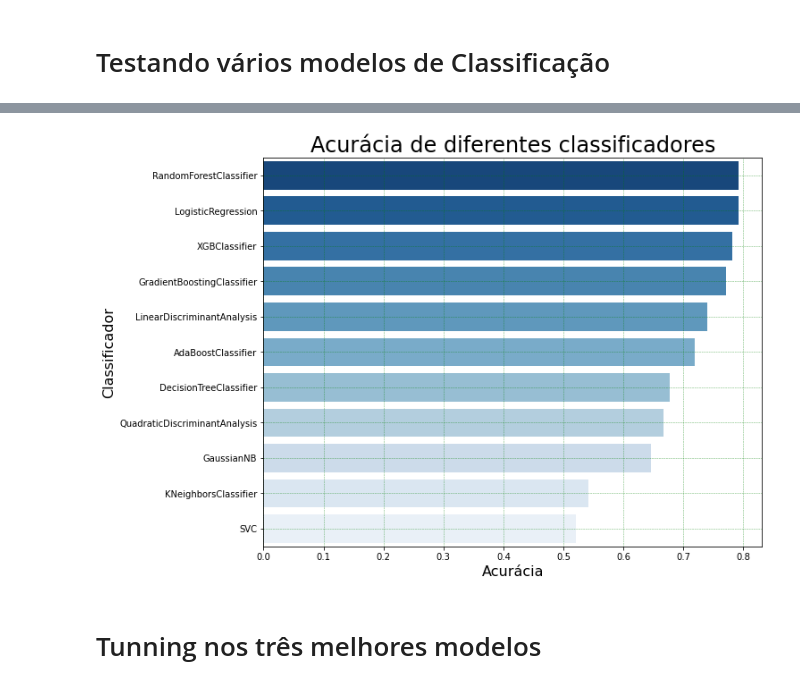
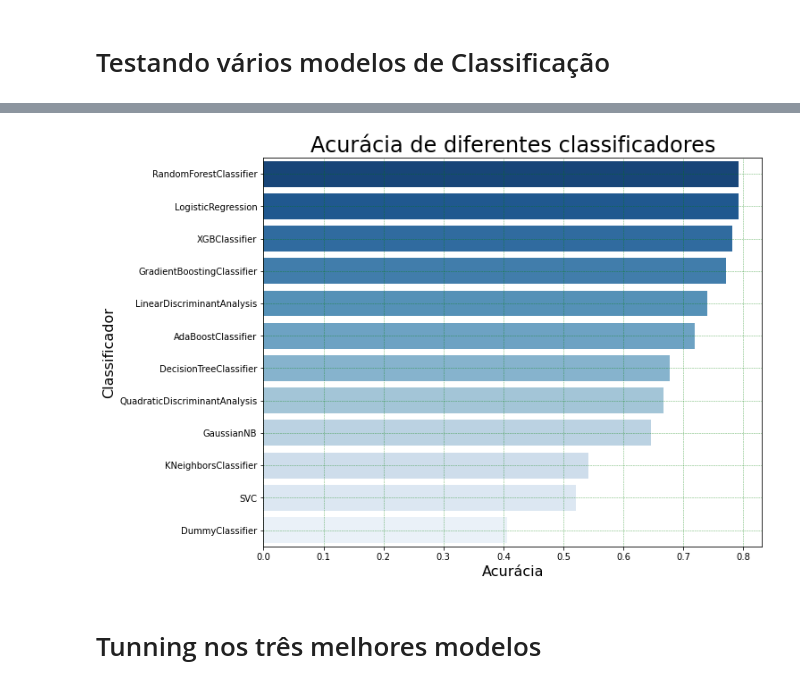
Before and after one commit to antoniodragoc/projeto_final_bootcamp_alura, a Jupyter notebook: projeto_final_v0.ipynb, the cells around one changed output, grey strips where cells are left out. Saved outputs shown, nothing was run; the diff lists cells and outputs as text; code cells hidden in the pictures.

```diff
--- a/projeto_final_v0.ipynb
+++ b/projeto_final_v0.ipynb
@@ -105,5 +103,8 @@ def prepare_window(rows):
 # Importação dos Dados
 # %%
 from zipfile import ZipFile
-zf = ZipFile(r'./dados/archive.zip')
-dados = pd.read_excel(zf.open('Kaggle_Sirio_Libanes_ICU_Prediction.xlsx'))
+#zf = ZipFile(r'./dados/archive.zip')
+#dados = pd.read_excel(zf.open('Kaggle_Sirio_Libanes_ICU_Prediction.xlsx'))
+
+url = 'https://github.com/dragoc1/projeto_final_bootcamp_alura/raw/master/dados/Kaggle_Sirio_Libanes_ICU_Prediction.xlsx'
+dados = pd.read_excel(url)
@@ -289,8 +284,9 @@ weighted avg       0.47      0.47      0.47        96
 # %% [markdown]
 # Testando vários modelos de Classificação
 # %%
-from sklearn.model_selection import StratifiedShuffleSplit
-from sklearn.metrics import accuracy_score, log_loss
+from sklearn.model_selection import GridSearchCV
+
+from sklearn.metrics import accuracy_score
 from sklearn.neighbors import KNeighborsClassifier
 from sklearn.svm import SVC
 from sklearn.tree import DecisionTreeClassifier
@@ -312,7 +308,8 @@ classifiers = [
     GaussianNB(),
     LinearDiscriminantAnalysis(),
     QuadraticDiscriminantAnalysis(),
-    LogisticRegression()]
+    LogisticRegression(),
+    DummyClassifier()]
 
 # Dicionário que irá receber o nome do modelo e a precisão obtida
 acc_dict = {}
@@ -342,23 +339,24 @@ log = pd.DataFrame(columns=['Classifier', 'Accuracy'])
 log['Classifier']=acc_dict.keys()
 log['Accuracy']=acc_dict.values()
 # %%
-log.set_index([[0,1,2,3,4,5,6,7,8,9,10]])
+#log.set_index([[0,1,2,3,4,5,6,7,8,9,10,11]])
+log.set_index([[int(x) for x in np.linspace(0, len(classifiers), len(classifiers))]])
 %matplotlib inline
 
 ax=plt.subplots(figsize=(10,8))
 ax=sns.barplot(
     y='Classifier',
     x='Accuracy',
     data=log.sort_values('Accuracy', ascending = False),
     color='b',
     palette='Blues_r')
 
 ax.set_xlabel('Acurácia',fontsize=16)
 plt.ylabel('Classificador',fontsize=16)
 plt.grid(color='g', linestyle='--', linewidth=0.5, alpha = 0.6)
 plt.title('Acurácia de diferentes classificadores',fontsize=24);
 # %% [output]
-[figure, old version]
+[figure, new version]
 # %% [markdown]
 # Tunning nos três melhores modelos
 # %% [markdown]
```
Also changed, not shown: parts of 19 cells of this notebook.
